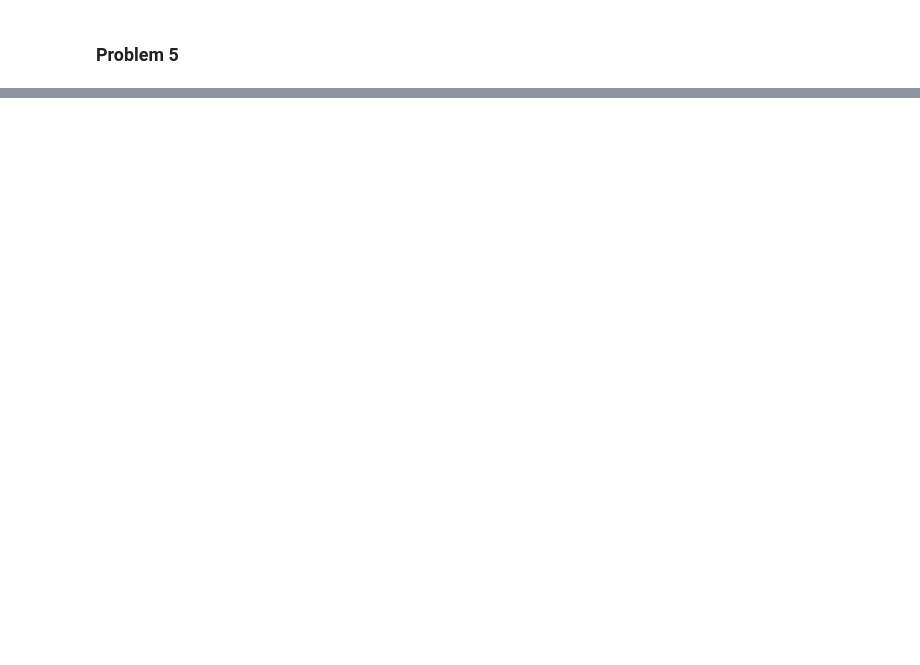
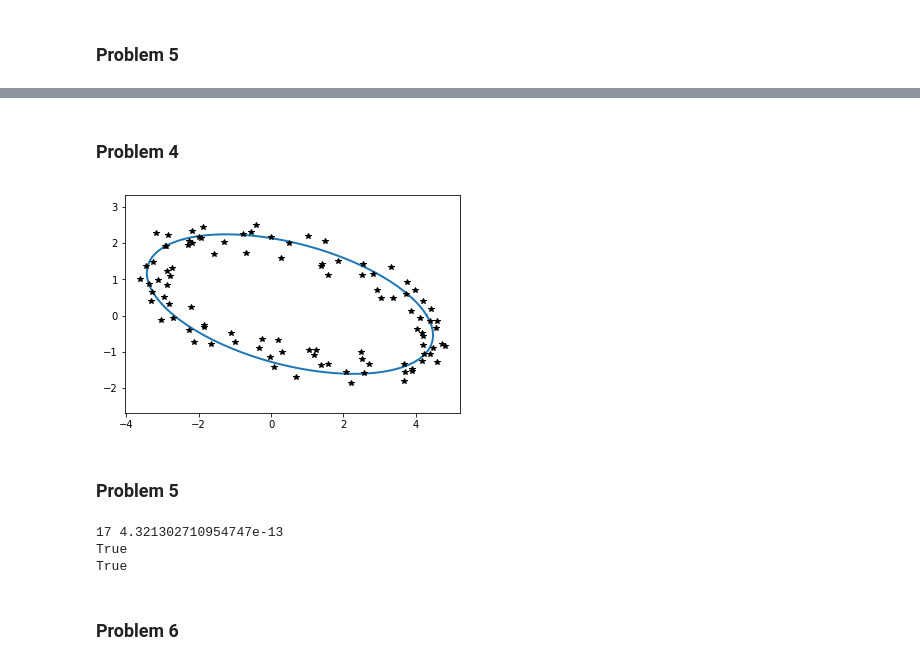
Before and after one commit to Cacheell/BootCamp2018, a Jupyter notebook: ProbSets/Comp/ProbSet3/Homework 3.ipynb, the cells around one changed output, grey strips where cells are left out. Cells and saved outputs as stored; diff of their text form; code cells hidden in the pictures; blank space fills up the shorter version.

```diff
--- a/ProbSets/Comp/ProbSet3/Homework 3.ipynb
+++ b/ProbSets/Comp/ProbSet3/Homework 3.ipynb
@@ -76,0 +236,60 @@ A = np.random.random((m,n))
+# %% [markdown]
+### Problem 4
+# %%
+ellipse = np.load("ellipse.npy")
+
+def plot_ellipse(a, b, c, d, e):
+    """Plot an ellipse of the form ax^2 + bx + cxy + dy + ey^2 = 1"""
+    theta = np.linspace(0, 2*np.pi, 200)
+    cos_t, sin_t = np.cos(theta), np.sin(theta)
+    A = a*(cos_t**2) + c*cos_t*sin_t + e*(sin_t**2)
+    B = b*cos_t + d*sin_t
+    r = (-B + np.sqrt(B**2 + 4*A)) / (2*A)
+    plt.plot(r*cos_t, r*sin_t, lw=2)
+    plt.gca().set_aspect("equal", "datalim")
+
+def estimate_ellipse(ellipse):
+    """Estimate the parameters of an ellipse"""
+    X = ellipse[:, 0]
+    Y = ellipse[:, 1]
+    A = np.column_stack((X**2, X, X*Y, Y, Y**2))
+    b = np.ones_like(X)
+    beta = la.lstsq(A, b)[0]
+    plot_ellipse(beta[0], beta[1], beta[2], beta[3], beta[4])
+    plt.plot(X, Y, 'k*')
+    plt.axis("equal")
+    plt.show()
+
+estimate_ellipse(ellipse)
+# %% [output]
+[figure, added]
+# %% [markdown]
+### Problem 5
+# %%
+def Power_Method(A, tol, N=1000):
+    m, n = np.shape(A)
+    x = np.random.random(n)
+    x = x / la.norm(x)
+    difference = 1e5
+    i = 0
+    while (tol < difference) and (i < N):
+        xold = x
+        x = A @ x
+        x = x / la.norm(x)
+        difference = la.norm(x - xold)
+        i += 1
+    print(i, difference)
+    return x.T @ A @ x, x
+A = np.random.random((10, 10))
+lamb1, x1 = Power_Method(A, 1e-12)
+print(np.allclose(A @ x1, lamb1 * x1))
+eigs, vecs = la.eig(A)
+loc = np.argmax(eigs)
+lamb2, x2 = eigs[loc], vecs[:, loc]
+print(np.allclose(A @ x2, lamb2 * x2))
+# %% [output]
+17 4.321302710954747e-13
+True
+True
+# %% [markdown]
+### Problem 6
```
Also changed, not shown: parts of 54 cells of this notebook, 12 other files.
